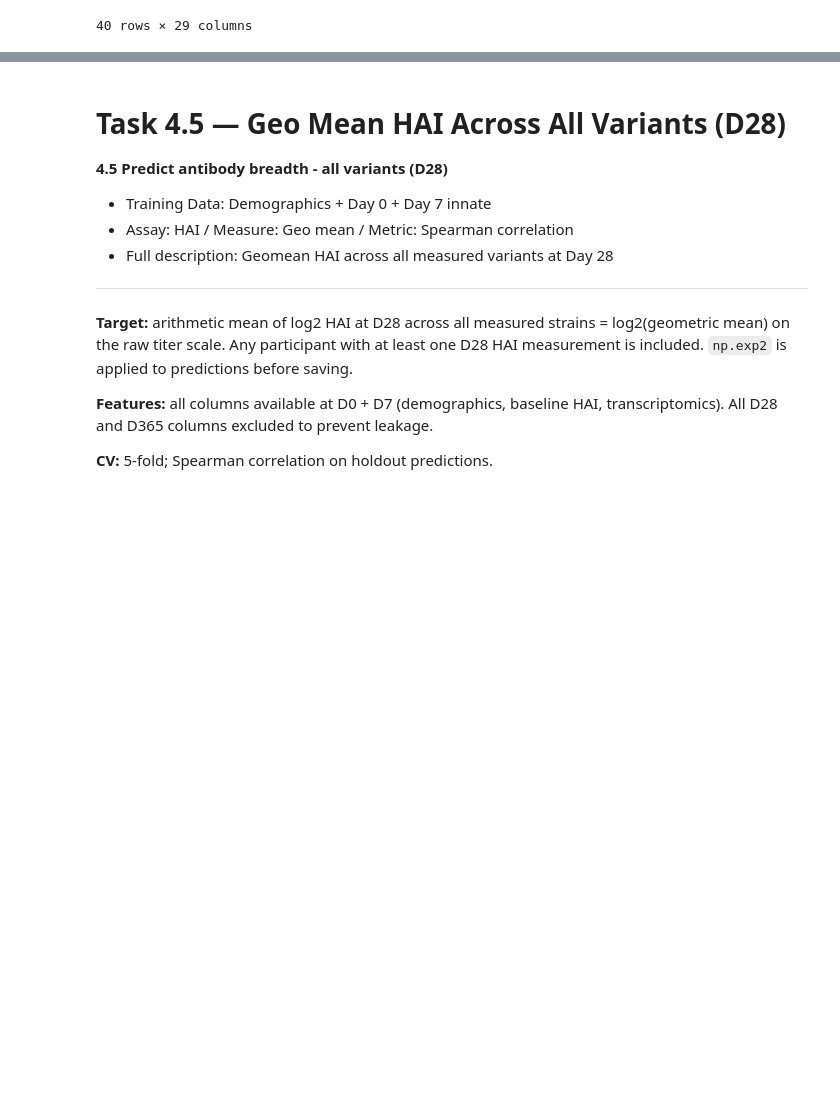
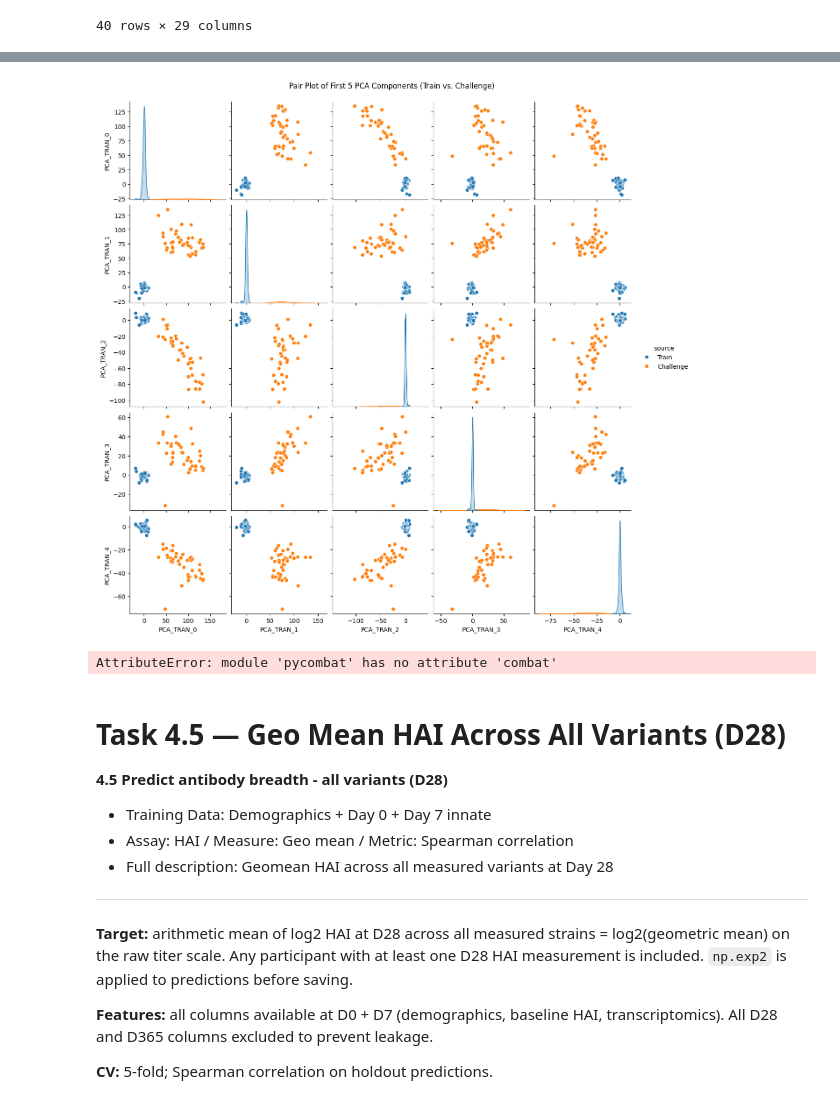
Before and after one commit to DirtyChay/cmi-flu-prediction-challenge-capstone, a Jupyter notebook: automl_models/task_4_5.ipynb, the cells around one changed output, grey strips where cells are left out. Saved outputs shown, nothing was run; the diff lists cells and outputs as text; code cells hidden in the pictures; blank space fills up the shorter version.

Commit message:
Seeing lots of batch effects in tx data. need to look into correcting

```diff
--- a/automl_models/task_4_5.ipynb
+++ b/automl_models/task_4_5.ipynb
@@ -728,4 +738,69 @@ See the caveats in the documentation: https://pandas.pydata.org/pandas-docs/stab
 40 rows × 26 columns
+# %%
+import seaborn as sns
+
+pca_cols_to_plot = ['PCA_TRAN_0', 'PCA_TRAN_1', 'PCA_TRAN_2', 'PCA_TRAN_3', 'PCA_TRAN_4']
+
+# Prepare data for training participants
+df_train_plot = df_train_filtered[pca_cols_to_plot].copy()
+df_train_plot['source'] = 'Train'
+
+# Prepare data for challenge participants
+df_challenge_plot = df_challenge[pca_cols_to_plot].copy()
+df_challenge_plot['source'] = 'Challenge'
+
+# Concatenate the two dataframes
+df_combined_plot = pd.concat([df_train_plot, df_challenge_plot])
+
+# Create the pair plot
+sns.pairplot(df_combined_plot, hue='source', diag_kind='kde')
+plt.suptitle('Pair Plot of First 5 PCA Components (Train vs. Challenge)', y=1.02)
+plt.show()
+# %% [output]
+[figure, added]
+# %%
+# Create a combined dataframe for batch correction, including only the PCA components and a batch indicator
+# and reset index to ensure alignment after ComBat
+df_train_pca_temp = df_train_filtered[pca_cols_to_plot].copy().reset_index(drop=True)
+df_train_pca_temp['batch'] = 0 # Train batch
+
+df_challenge_pca_temp = df_challenge[pca_cols_to_plot].copy().reset_index(drop=True)
+df_challenge_pca_temp['batch'] = 1 # Challenge batch
+
+# Combine for ComBat
+df_combined_pca_for_combat = pd.concat([df_train_pca_temp, df_challenge_pca_temp], ignore_index=True)
+
+# Prepare data for ComBat: features and batch information
+features_for_combat = df_combined_pca_for_combat[pca_cols_to_plot].T
+batch_info = df_combined_pca_for_combat['batch']
+
+# Apply ComBat batch correction
+batch_corrected_features = pycombat.combat(data=features_for_combat, batch=batch_info)
+
+# Transpose back and create a DataFrame
+df_batch_corrected_pca = batch_corrected_features.T
+df_batch_corrected_pca.columns = pca_cols_to_plot # Restore original PCA column names
+
+# Split back into train and challenge sets
+corrected_df_train_pca = df_batch_corrected_pca.iloc[:len(df_train_pca_temp)]
+corrected_df_challenge_pca = df_batch_corrected_pca.iloc[len(df_train_pca_temp):]
+
+# Create new plot dataframes with corrected PCA components
+df_train_plot_corrected = corrected_df_train_pca.copy()
+df_train_plot_corrected['source'] = 'Train'
+
+df_challenge_plot_corrected = corrected_df_challenge_pca.copy()
+df_challenge_plot_corrected['source'] = 'Challenge'
+
+# Concatenate the two corrected dataframes for plotting
+df_combined_plot_corrected = pd.concat([df_train_plot_corrected, df_challenge_plot_corrected])
+
+# Create the pair plot with batch-corrected data
+sns.pairplot(df_combined_plot_corrected, hue='source', diag_kind='kde')
+plt.suptitle('Pair Plot of First 5 PCA Components (Train vs. Challenge) - Batch Corrected', y=1.02)
+plt.show()
+# %% [output]
+AttributeError: module 'pycombat' has no attribute 'combat'
 # %%
 df_train_filtered = df_train_filtered[list(common_cols) + ['breadth_delta']]
 # %%
```
Also changed, not shown: parts of 8 cells of this notebook.
